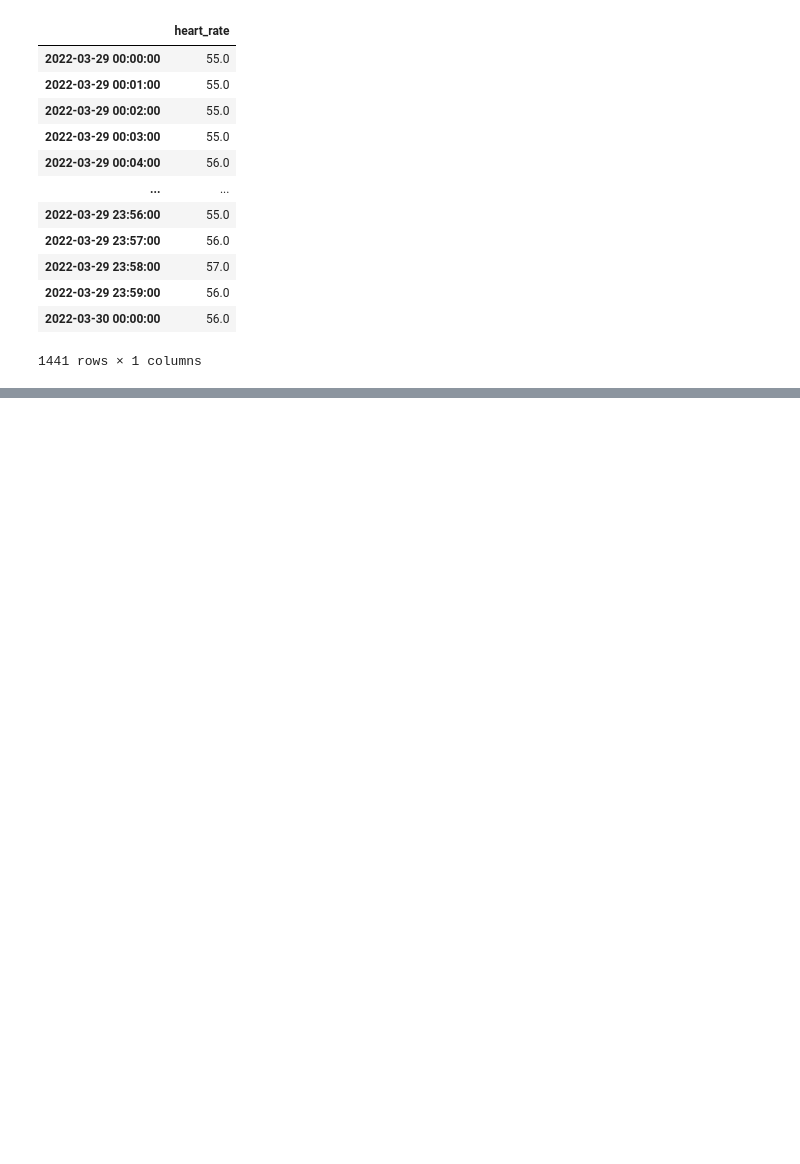
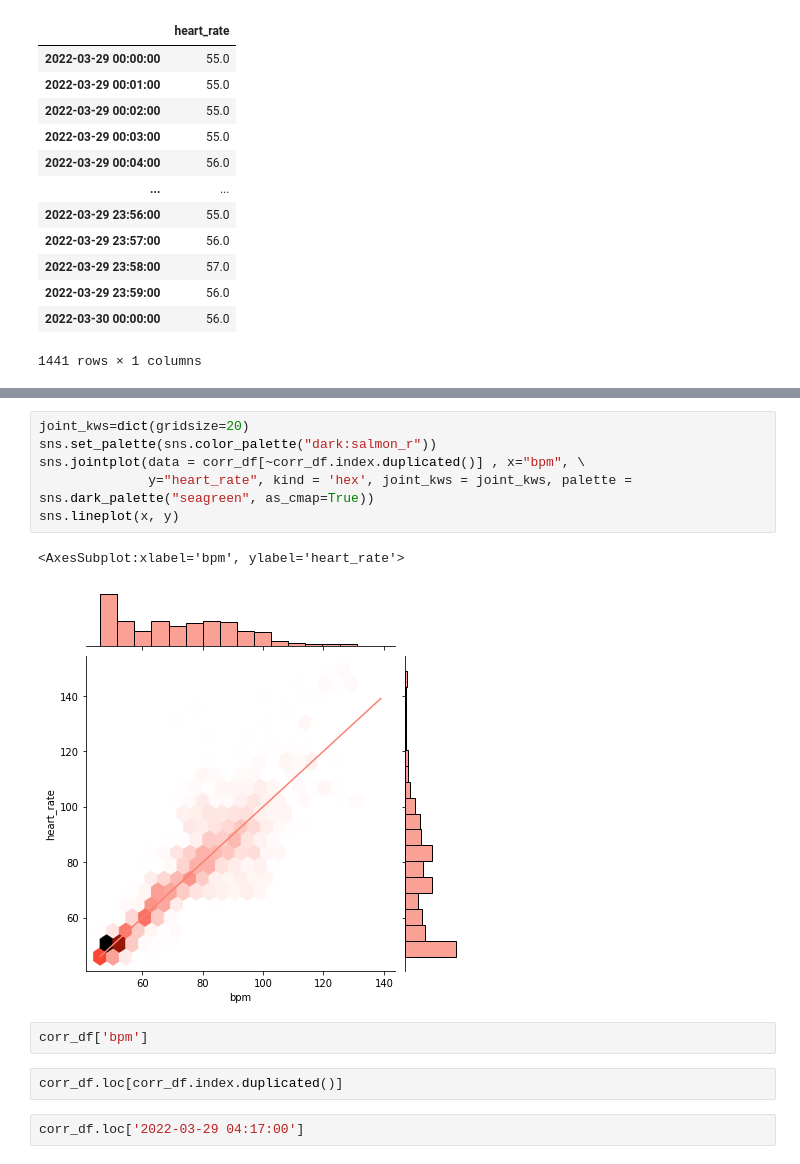
Before and after one commit to ShiYang1101/ML, a Jupyter notebook: Fitness/HR.ipynb, the cells around one changed output, grey strips where cells are left out. Drawn from its saved outputs; the diff is of its cells as text; blank space fills up the shorter version.

```diff
--- a/Fitness/HR.ipynb
+++ b/Fitness/HR.ipynb
@@ -335,0 +369,15 @@ garmin_0329_hr.sort_index()
+# %%
+joint_kws=dict(gridsize=20)
+sns.set_palette(sns.color_palette("dark:salmon_r"))
+sns.jointplot(data = corr_df[~corr_df.index.duplicated()] , x="bpm", \
+              y="heart_rate", kind = 'hex', joint_kws = joint_kws, palette = sns.dark_palette("seagreen", as_cmap=True))
+sns.lineplot(x, y)
+# %% [output]
+<AxesSubplot:xlabel='bpm', ylabel='heart_rate'>
+[figure, added]
+# %%
+corr_df['bpm']
+# %%
+corr_df.loc[corr_df.index.duplicated()]
+# %%
+corr_df.loc['2022-03-29 04:17:00']
```
Also changed, not shown: parts of 6 cells of this notebook.
